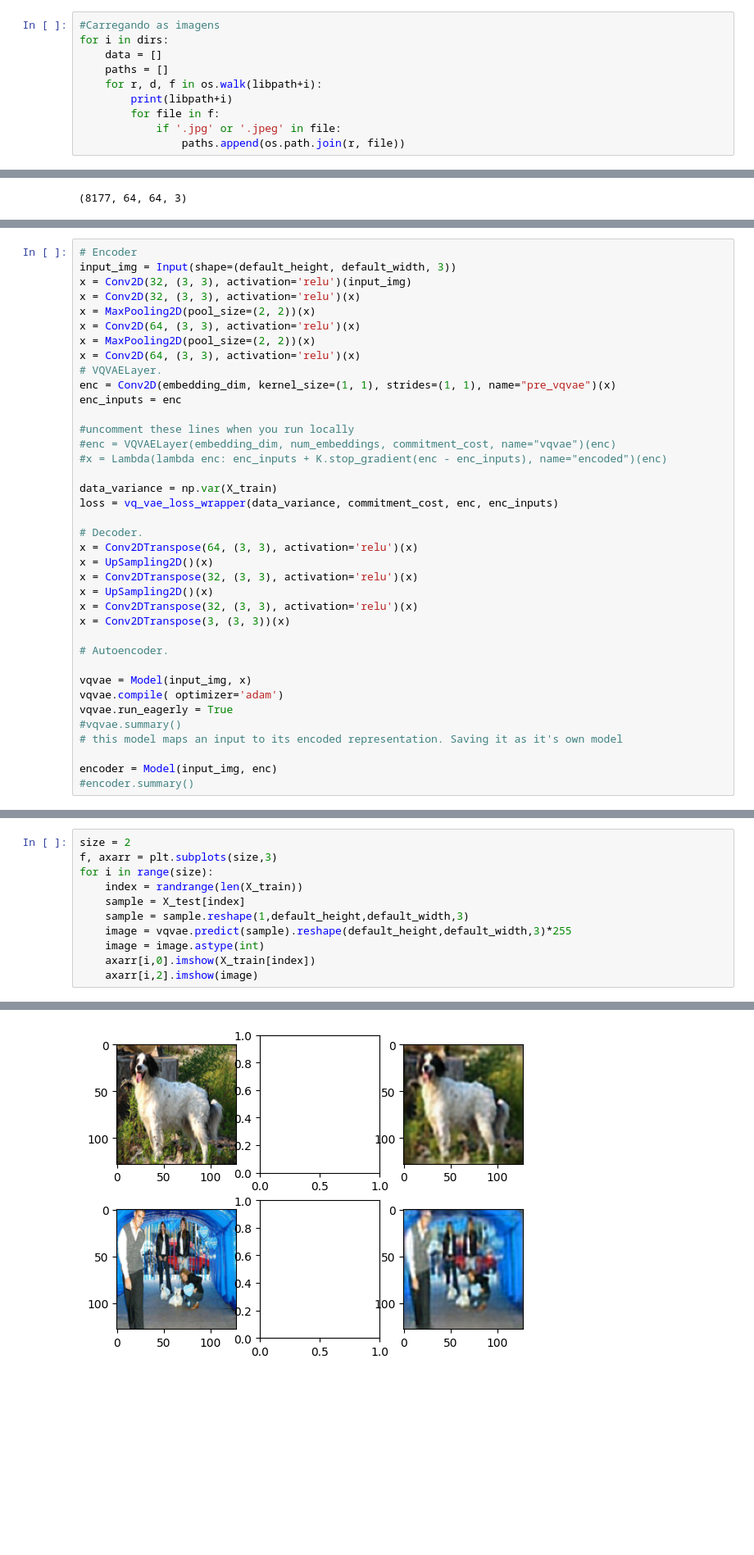
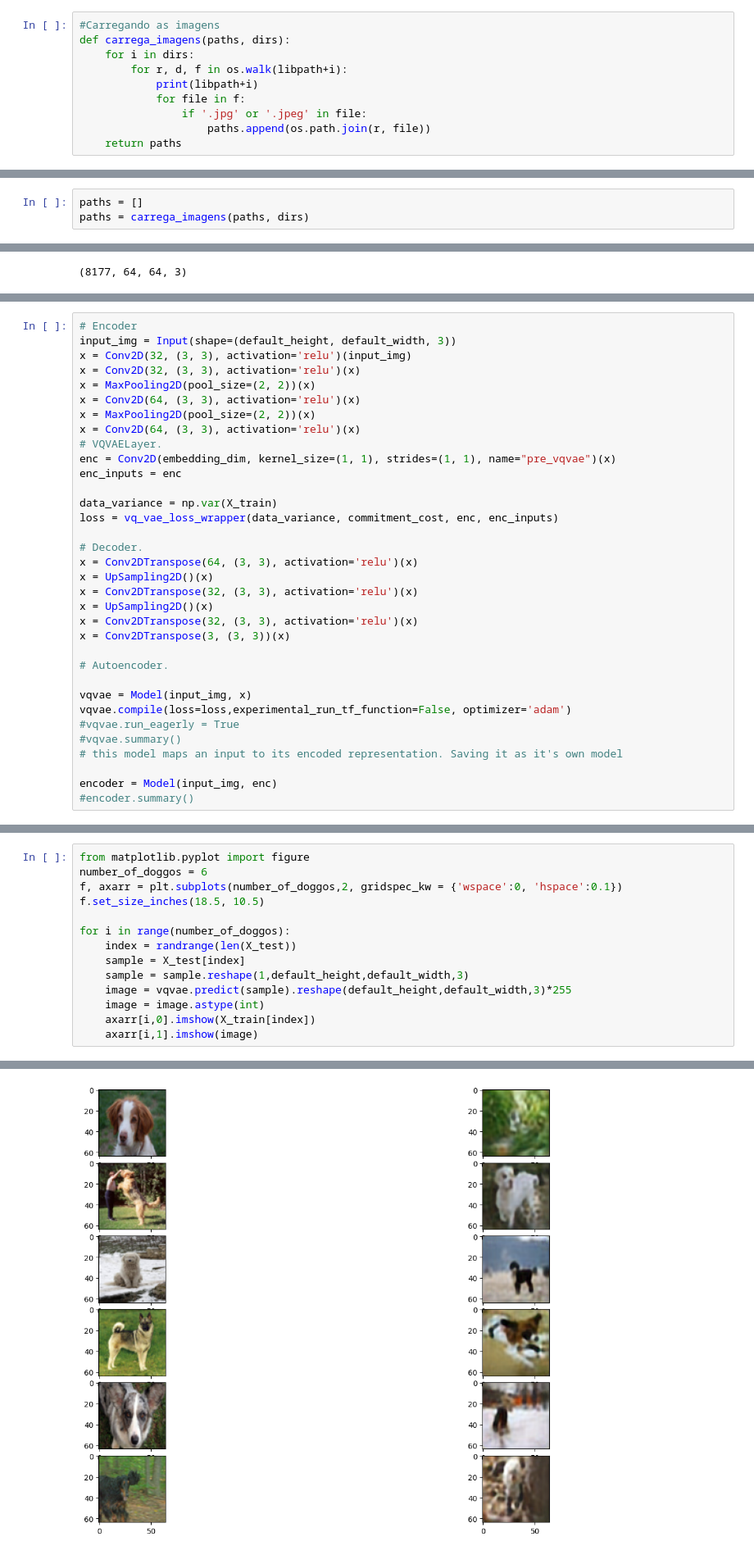
Before and after one commit to vector-b/VAE-Dogs, a Jupyter notebook: VAE-Dogs.ipynb, the cells around one changed output, grey strips where cells are left out. Shown at 82% size. Cells and saved outputs as stored; diff of their text form; blank space fills up the shorter version.

```diff
--- a/VAE-Dogs.ipynb
+++ b/VAE-Dogs.ipynb
@@ -37,10 +40,10 @@ dirs = os.listdir(libpath)
 # %%
 #Carregando as imagens
-for i in dirs:
-    data = []
-    paths = []
-    for r, d, f in os.walk(libpath+i):
-        print(libpath+i)
-        for file in f:
-            if '.jpg' or '.jpeg' in file:
-                paths.append(os.path.join(r, file))
+def carrega_imagens(paths, dirs):
+    for i in dirs:
+        for r, d, f in os.walk(libpath+i):
+            print(libpath+i)
+            for file in f:
+                if '.jpg' or '.jpeg' in file:
+                    paths.append(os.path.join(r, file))
+    return paths
@@ -49,0 +50,3 @@ data/train
+# %%
+paths = []
+paths = carrega_imagens(paths, dirs)
@@ -188,10 +190,6 @@ x = Conv2D(64, (3, 3), activation='relu')(x)
 # VQVAELayer.
 enc = Conv2D(embedding_dim, kernel_size=(1, 1), strides=(1, 1), name="pre_vqvae")(x)
 enc_inputs = enc
-
-#uncomment these lines when you run locally
-#enc = VQVAELayer(embedding_dim, num_embeddings, commitment_cost, name="vqvae")(enc)
-#x = Lambda(lambda enc: enc_inputs + K.stop_gradient(enc - enc_inputs), name="encoded")(enc)
 
 data_variance = np.var(X_train)
 loss = vq_vae_loss_wrapper(data_variance, commitment_cost, enc, enc_inputs)
@@ -207,8 +205,8 @@ x = Conv2DTranspose(3, (3, 3))(x)
 # Autoencoder.
 
 vqvae = Model(input_img, x)
-vqvae.compile( optimizer='adam')
-vqvae.run_eagerly = True
+vqvae.compile(loss=loss,experimental_run_tf_function=False, optimizer='adam')
+#vqvae.run_eagerly = True
 #vqvae.summary()
 # this model maps an input to its encoded representation. Saving it as it's own model
 
@@ -241,14 +271,17 @@ plt.show()
 # %%
-size = 2
-f, axarr = plt.subplots(size,3)
-for i in range(size):
-    index = randrange(len(X_train))
+from matplotlib.pyplot import figure
+number_of_doggos = 6
+f, axarr = plt.subplots(number_of_doggos,2, gridspec_kw = {'wspace':0, 'hspace':0.1})
+f.set_size_inches(18.5, 10.5)
+
+for i in range(number_of_doggos):
+    index = randrange(len(X_test))
     sample = X_test[index]
     sample = sample.reshape(1,default_height,default_width,3)
     image = vqvae.predict(sample).reshape(default_height,default_width,3)*255
     image = image.astype(int)
     axarr[i,0].imshow(X_train[index])
-    axarr[i,2].imshow(image)
+    axarr[i,1].imshow(image)
 # %% [output]
 Clipping input data to the valid range for imshow with RGB data ([0..1] for floats or [0..255] for integers).
 Clipping input data to the valid range for imshow with RGB data ([0..1] for floats or [0..255] for integers).
@@ -255 +290 @@ Clipping input data to the valid range for imshow with RGB data ([0..1] for floa
-[figure, old version]
+[figure, new version]
```
Also changed, not shown: parts of 23 cells of this notebook, 2 other files.
